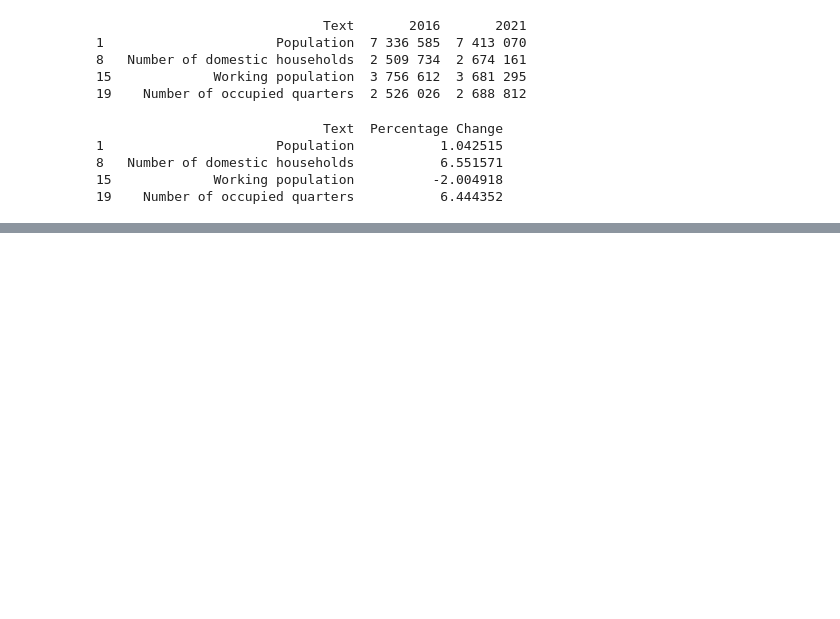
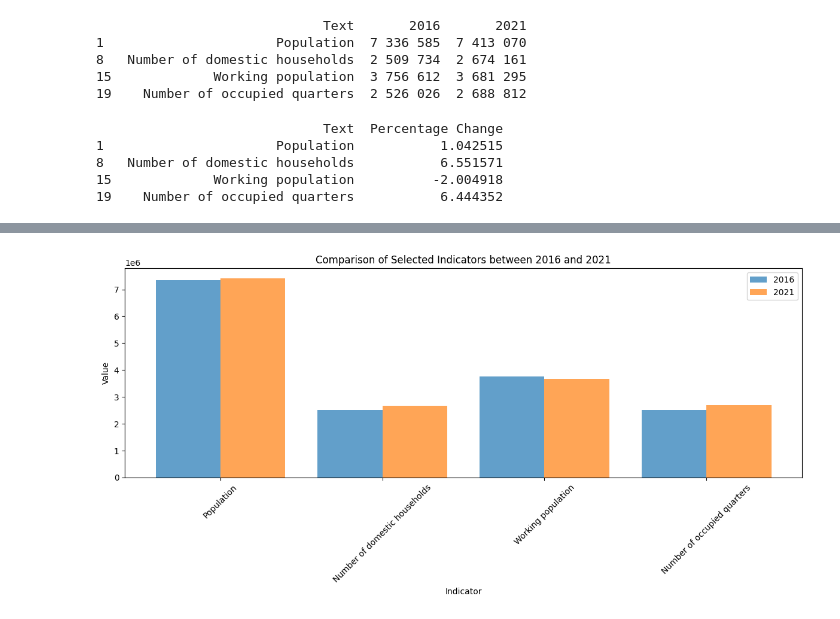
Before and after one commit to cotse900/cantek_py, a Jupyter notebook: hk_population16-21.ipynb, the cells around one changed output, grey strips where cells are left out. Drawn from its saved outputs; the diff is of its cells as text; code cells hidden in the pictures; blank space fills up the shorter version.

```diff
--- a/hk_population16-21.ipynb
+++ b/hk_population16-21.ipynb
@@ -113,0 +122,30 @@ print(selected_data[['Text', 'Percentage Change']])
+# %%
+import matplotlib.pyplot as plt
+
+# Set the figure size
+plt.figure(figsize=(12, 6))
+
+# Define the positions of the bars
+x = np.arange(len(selected_data))
+
+# Define the width of the bars
+width = 0.4
+
+# Create bar graphs for 2016 and 2021 values side by side
+plt.bar(x - width/2, selected_data['2016'], width=width, label='2016', alpha=0.7)
+plt.bar(x + width/2, selected_data['2021'], width=width, label='2021', alpha=0.7)
+
+# Add labels and title
+plt.xlabel("Indicator")
+plt.ylabel("Value")
+plt.title("Comparison of Selected Indicators between 2016 and 2021")
+plt.xticks(x, selected_data['Text'], rotation=45)
+
+# Add a legend
+plt.legend()
+
+# Show the plot
+plt.tight_layout()
+plt.show()
+# %% [output]
+[figure, added]
```
Also changed, not shown: parts of 3 cells of this notebook, 4 other files.
